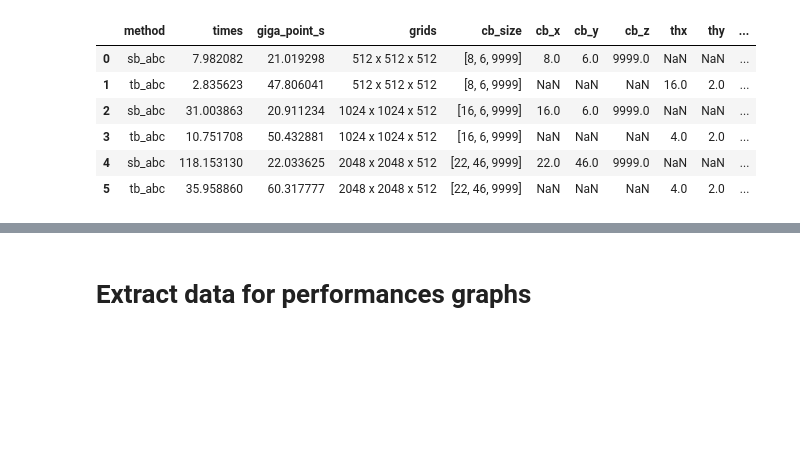
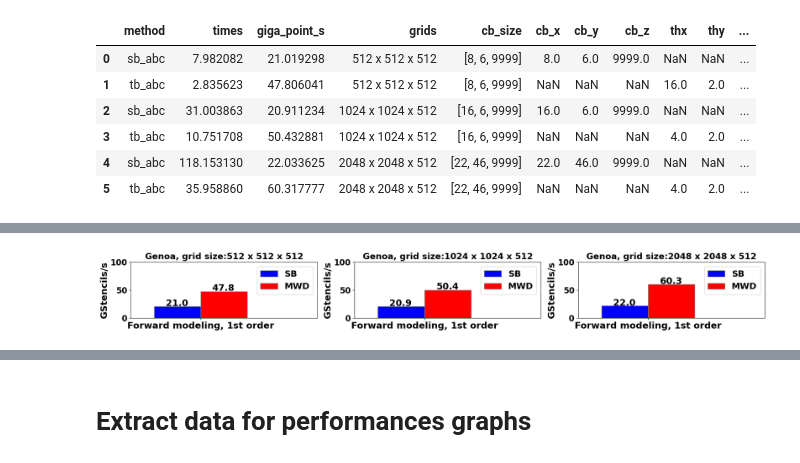
Before and after one commit to panzerkpfw6/panzer_repo, a Jupyter notebook: scripts_useful/python/stencil_rtm_SB_cache_blocking_research.ipynb, the cells around one changed output, grey strips where cells are left out. Drawn from its saved outputs; the diff is of its cells as text; code cells hidden in the pictures; blank space fills up the shorter version.

Commit message:
modify test

```diff
--- a/scripts_useful/python/stencil_rtm_SB_cache_blocking_research.ipynb
+++ b/scripts_useful/python/stencil_rtm_SB_cache_blocking_research.ipynb
@@ -406,3 +406,94 @@ perf_data_summary
 | 3 | tb_abc | 10.751708 | 50.432881 | 1024 x 1024 x 512 | [16, 6, 9999] | NaN | NaN | NaN | 4.0 | 2.0 | ... |
 | 4 | sb_abc | 118.153130 | 22.033625 | 2048 x 2048 x 512 | [22, 46, 9999] | 22.0 | 46.0 | 9999.0 | NaN | NaN | ... |
 | 5 | tb_abc | 35.958860 | 60.317777 | 2048 x 2048 x 512 | [22, 46, 9999] | NaN | NaN | NaN | 4.0 | 2.0 | ... |
+# %%
+plt.rcParams['font.weight'] = 'bold'
+plt.rcParams['axes.labelweight'] = 'bold'
+plt.rcParams['axes.titleweight'] = 'bold'
+tick_label_size=11
+def plot_perf(data,save_paths,title='',metric='gstencils',gflops_limit=3300,gstencils_limit=100):
+    barWidth = 0.2
+    font = {'size': 17}
+    plt.rc('font', **font)
+    plt.rcParams["font.weight"]="bold"
+    n_axis=3
+    # fig, ax = plt.subplots(1,len(data_list),figsize=(7.5*len(data_list),5))
+    # fig, ax = plt.subplots(1,len(data_list),figsize=(22*len(data_list),2.0))  # first variant
+    fig, ax = plt.subplots(1,n_axis,figsize=(7.5*n_axis,2.0))  # second variant
+    # plt.subplots_adjust(left=0.1, right=0.97,wspace=0.39, hspace=0.4)
+    # plt.subplots_adjust(left=0.1, right=0.97,wspace=0.2, hspace=0.5)
+    # Set position of bar on X axis
+    br1 = np.arange(1)
+    br2 = [x + barWidth for x in br1]
+
+    grids=data['grids'].unique()
+    ##### for (counter,data) in enumerate(data):
+    for i_axis in range(n_axis):
+        # Make the plot
+        if n_axis==1:
+            AX=ax
+        else:
+            AX=ax[i_axis]
+        # print('data=',data)
+
+        grid_name=grids[i_axis];
+        data_grid=data[data['grids']==grid_name]
+        data_grid[data_grid['method']=='sb_abc']
+        SB=data_grid[data_grid['method']=='sb_abc'].iloc[0]['giga_point_s']
+        TB=data_grid[data_grid['method']=='tb_abc'].iloc[0]['giga_point_s']
+
+        bars=AX.bar(br1, SB, color ='b', width = barWidth,edgecolor ='grey', label ='SB')
+        for bar in bars:
+            yval = bar.get_height()
+            if metric=='gflops':
+                plot_val=int(yval)
+            else:
+                plot_val=round(yval,1)
+
+            if np.isfinite(yval):
+                # AX.text(bar.get_x() - 0.04, yval + yval * 0.02, plot_val, fontsize=14, fontweight='bold')
+                AX.text(bar.get_x() + 0.05, yval + yval * 0.02, plot_val, fontsize=18, fontweight='bold')
+            else:
+                print(f"Warning: Invalid yval at bar {bar.get_x()}: {yval}")
+
+        bars=AX.bar(br2, TB, color ='r', width = barWidth,edgecolor ='grey', label ='MWD')
+        for bar in bars:
+            yval = bar.get_height()
+            if metric=='gflops':
+                plot_val=int(yval)
+            else:
+                plot_val=round(yval,1)
+
+            if np.isfinite(yval):
+                AX.text(bar.get_x() + 0.05, yval + yval * 0.02, plot_val, fontsize=18, fontweight='bold')
+            else:
+                print(f"Warning: Invalid yval at bar {bar.get_x()}: {yval}")
+
+        # AX.set_xticks([r + barWidth for r in range(len(SB))],['Stencil', 'Stencil+ABCs'])
+        AX.set_xticks([0.1,1.125],['Forward modeling, 1st order','Forward modeling, 2nd order'], fontweight ='bold', fontsize = 18) # \n
+        # AX.set_yticks(fontsize=15)
+        # plt.yticks(fontsize=13)
+        AX.tick_params(axis='y', labelsize=16)
+
+        if metric=='gflops':
+            AX.set_ylabel('GFlop/s', fontweight ='bold', fontsize = 15)
+            AX.set_ylim(bottom=0,top=gflops_limit)
+        else:
+            # AX.set_ylabel('GStencils/s', fontweight ='bold', fontsize = 18)
+            AX.set_ylabel('GStencils/s',fontweight ='bold',fontsize = 18)
+            AX.set_ylim(bottom=0,top=gstencils_limit)
+            AX.set_xlim(left=-0.2,right=0.6)
+        AX.legend(loc='upper right')
+        AX.set_title(title+', grid size:'+grid_name,fontweight='bold',fontsize=17)
+    my_suptitle=fig.suptitle('',fontsize=18,y=0,weight='bold')
+    # my_suptitle=fig.suptitle(title,fontsize=18,y=0,weight='bold')
+    plt.show()
+    print('save to ',save_paths[0]+'.png')
+    fig.savefig(save_paths[0]+'.png',bbox_inches='tight',bbox_extra_artists=[my_suptitle])
+    fig.savefig(save_paths[0]+'.pdf',bbox_inches='tight',bbox_extra_artists=[my_suptitle])
+    return None
+####################################################################################
+perf_data=read_data_stencil_rtm(os.path.join(folder_genoa,'test1_forward_pasc.log'))
+save_paths=[os.path.join(save_path,'perf_fwd_genoa')]
+plot_perf(perf_data,save_paths,title='Genoa',metric='gstencils',gstencils_limit=100)
+# %% [output]
@@ -408,0 +504 @@ perf_data_summary
+[figure, added]
```
Also changed, not shown: parts of 1 cell of this notebook.
